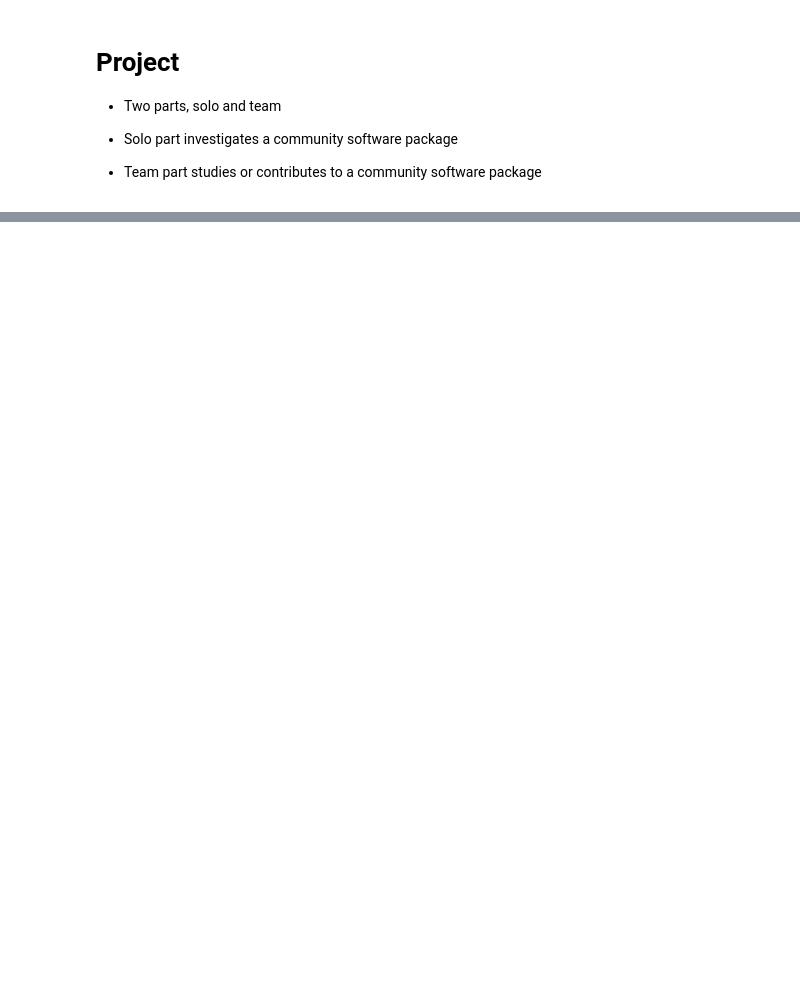
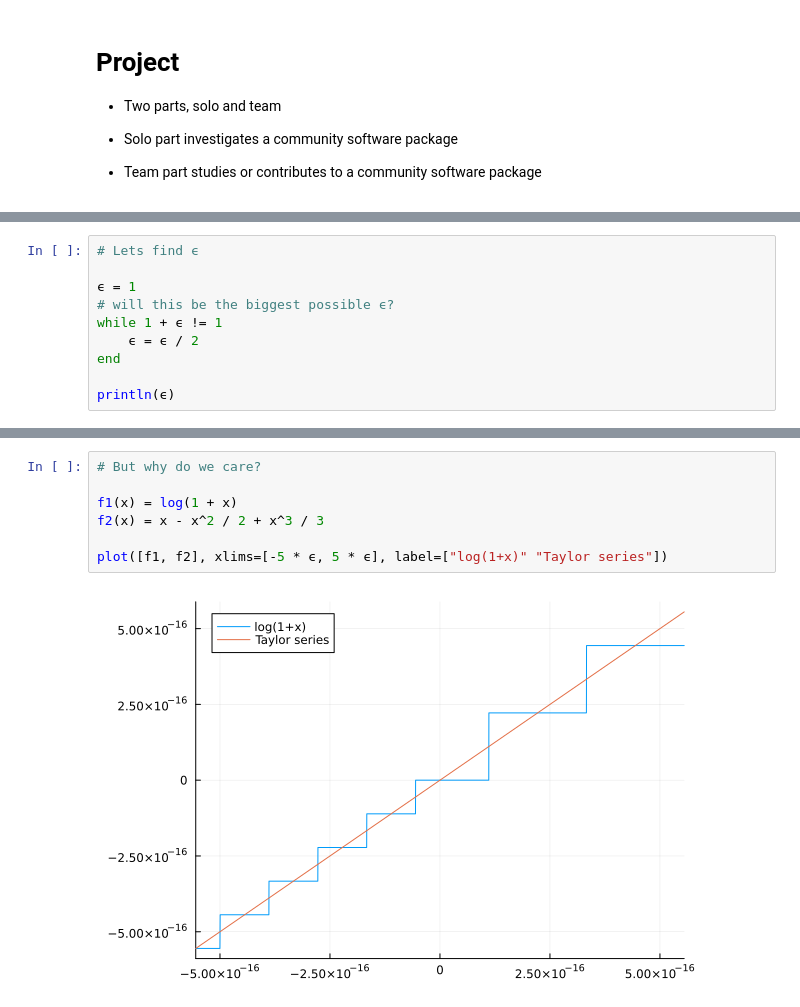
Before and after one commit to jeremylt/csci-3656-fall-2025, a Jupyter notebook: source/notebooks/2025-08-22-Welcome.ipynb, the cells around one changed output, grey strips where cells are left out. Drawn from its saved outputs; the diff is of its cells as text; blank space fills up the shorter version.

```diff
--- a/source/notebooks/2025-08-22-Welcome.ipynb
+++ b/source/notebooks/2025-08-22-Welcome.ipynb
@@ -193,0 +258,10 @@ approximate $u \left( t \right)$ for any $t$
+# %%
+# Lets find ϵ
+
+ϵ = 1
+# will this be the biggest possible ϵ?
+while 1 + ϵ != 1
+    ϵ = ϵ / 2
+end
+
+println(ϵ)
@@ -193,0 +278,9 @@ approximate $u \left( t \right)$ for any $t$
+# %%
+# But why do we care?
+
+f1(x) = log(1 + x)
+f2(x) = x - x^2 / 2 + x^3 / 3
+
+plot([f1, f2], xlims=[-5 * ϵ, 5 * ϵ], label=["log(1+x)" "Taylor series"])
+# %% [output]
+[figure, added]
```
Also changed, not shown: parts of 14 cells of this notebook.
